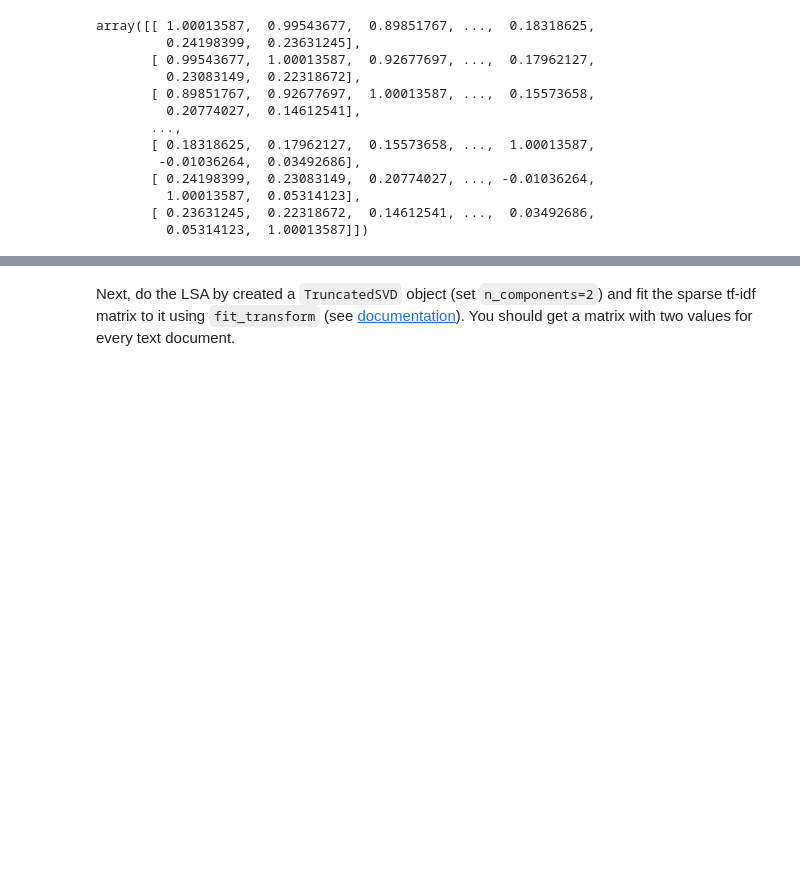
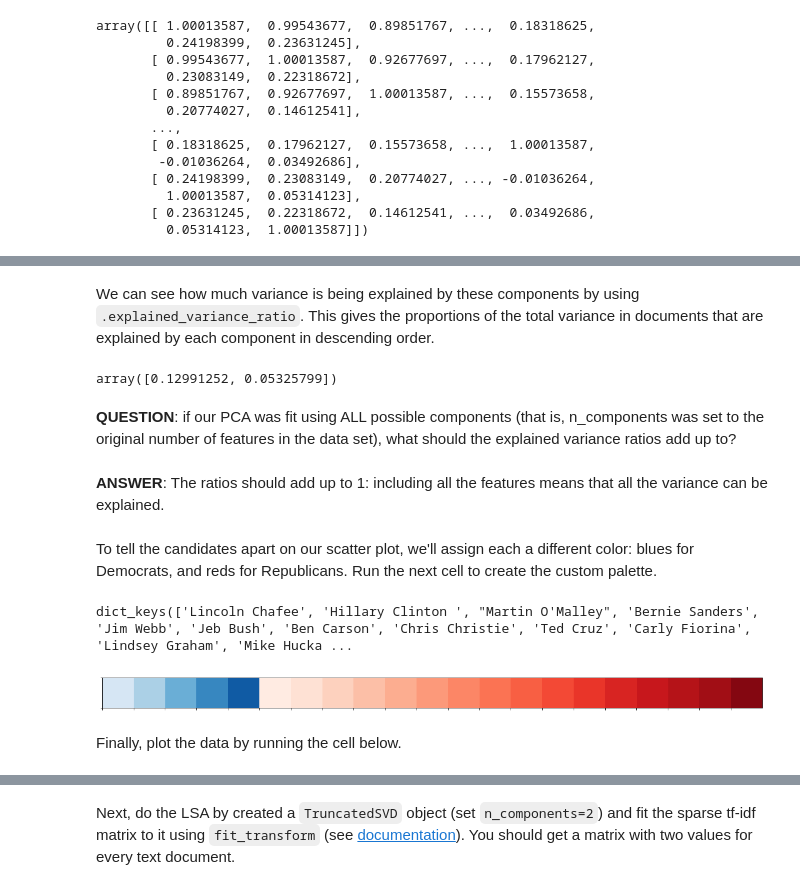
Before and after one commit to ds-modules/LEGALST-190, a Jupyter notebook: labs/3-22/3-22_EDA_Solutions.ipynb, the cells around one changed output, grey strips where cells are left out. Saved outputs shown, nothing was run; the diff lists cells and outputs as text; code cells hidden in the pictures; blank space fills up the shorter version.

```diff
--- a/labs/3-22/3-22_EDA_Solutions.ipynb
+++ b/labs/3-22/3-22_EDA_Solutions.ipynb
@@ -349,3 +376,40 @@ Y_pca = pca.fit_transform(X_std)
+# %% [markdown]
+We can see how much variance is being explained by these components by using `.explained_variance_ratio`. This gives the proportions of the total variance in documents that are explained by each component in descending order.
+# %%
+pca.explained_variance_ratio_
+# %% [output]
+array([0.12991252, 0.05325799])
+# %% [markdown]
+**QUESTION**: if our PCA was fit using ALL possible components (that is, n_components was set to the original number of features in the data set), what should the explained variance ratios add up to?
+# %% [markdown]
+**ANSWER**: The ratios should add up to 1: including all the features means that all the variance can be explained.
+# %% [markdown]
+To tell the candidates apart on our scatter plot, we'll assign each a different color: blues for Democrats, and reds for Republicans. Run the next cell to create the custom palette.
+# %%
+# separate candidates by party and pair each candidate with a shade of their party color
+dems = zip(campaign[campaign.Party=='D'].Candidate.unique(), sns.color_palette('Blues', 5).as_hex())
+gops = zip(campaign[campaign.Party=='R'].Candidate.unique(), sns.color_palette('Reds', 16).as_hex())
+
+# collect the candidate-color pairs in a dictionary
+candidate_colors = {}
+
+for dem, color in dems:
+    candidate_colors[dem] = color
+
+for gop, color in gops:
+    candidate_colors[gop] = color
+
+# create the ordered color palette
+colors = candidate_colors.values()
+
+# show the candidates and palette
+print(candidate_colors.keys())
+sns.palplot(colors)
+# %% [output]
+dict_keys(['Lincoln Chafee', 'Hillary Clinton ', "Martin O'Malley", 'Bernie Sanders', 'Jim Webb', 'Jeb Bush', 'Ben Carson', 'Chris Christie', 'Ted Cruz', 'Carly Fiorina', 'Lindsey Graham', 'Mike Hucka ...
+[figure, added]
+# %% [markdown]
+Finally, plot the data by running the cell below.
 # %%
 # create a dataframe with the principal components and the classes
 components = pd.DataFrame({'component 1': Y_pca[:, 0],
```
Also changed, not shown: parts of 19 cells of this notebook, 1 other file.
